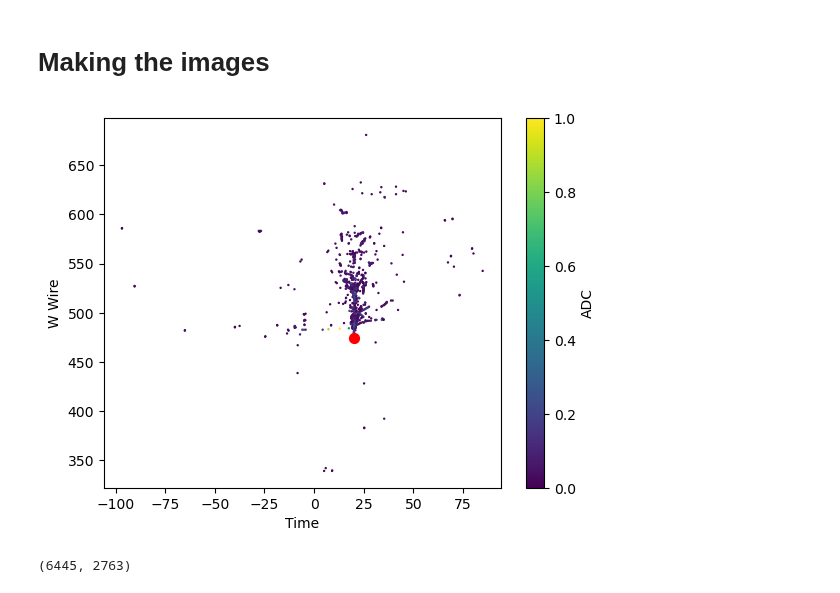
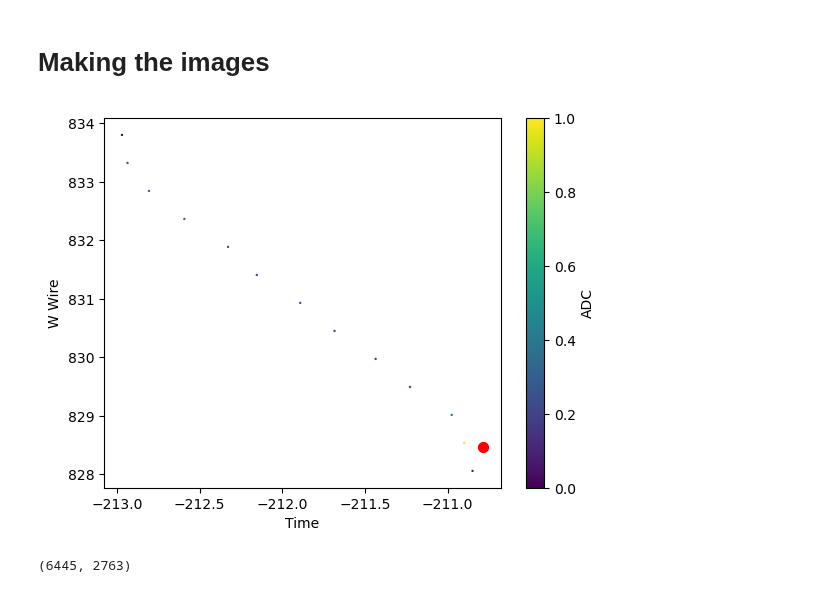
Before and after one commit to mohummudh/neutrinos-dune, a Jupyter notebook: mohammed/CNN/CNN.ipynb, the cells around one changed output. Cells and saved outputs as stored; diff of their text form; code cells hidden in the pictures.

```diff
--- a/mohammed/CNN/CNN.ipynb
+++ b/mohammed/CNN/CNN.ipynb
@@ -115,9 +116,9 @@ def plot_w_event(number):
     plt.ylabel('W Wire')
     plt.show()
 # %%
-plot_w_event(3453)
+plot_w_event(4)
 # %% [output]
-[figure, old version]
+[figure, new version]
 # %%
 def image():
 
```
Also changed, not shown: parts of 22 cells of this notebook.
